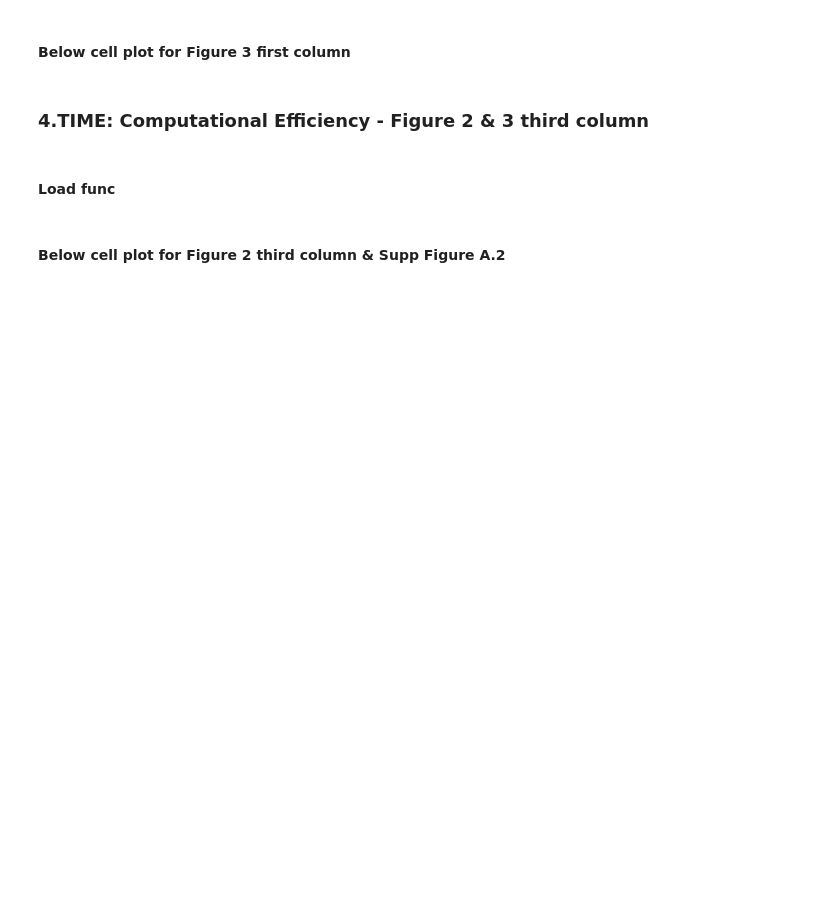
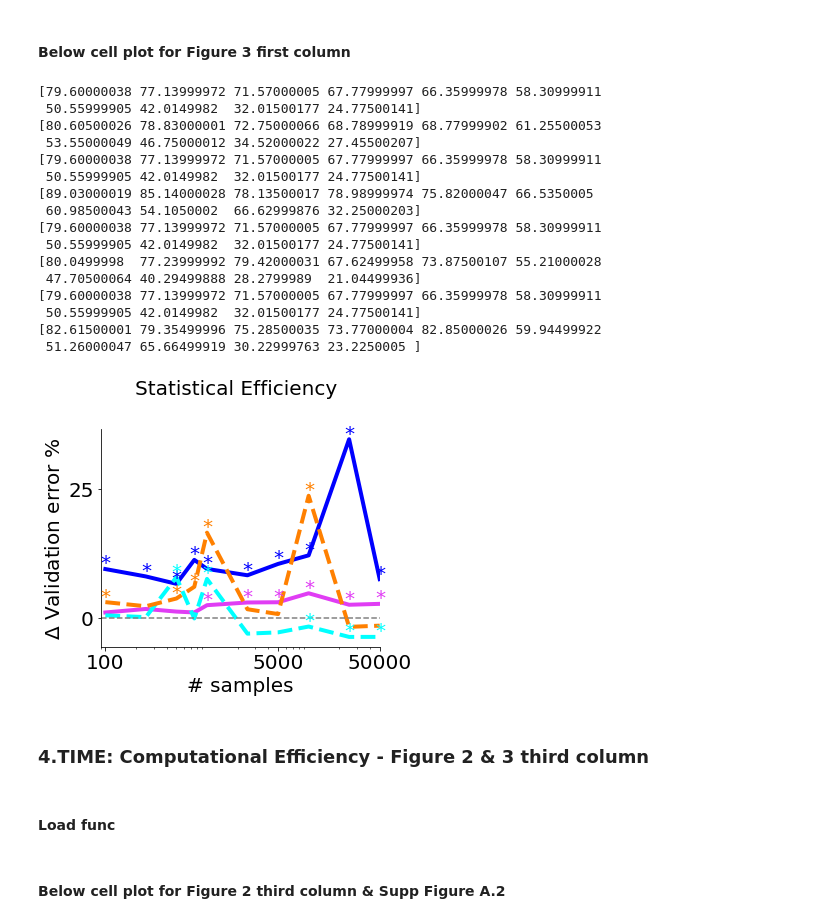
Before and after one commit to AliceQingyangWang/weightPolarityExpr, a Jupyter notebook: CV/tutorial_CV.ipynb, the cells around one changed output. Cells and saved outputs as stored; diff of their text form; code cells hidden in the pictures; blank space fills up the shorter version.

```diff
--- a/CV/tutorial_CV.ipynb
+++ b/CV/tutorial_CV.ipynb
@@ -261,46 +304,100 @@ for resetType in resetType_list:
     conver_smart = get_conver(metrics, doWeightFreeze_list, resetType_list, 'pretrained', numRun)
     conver_dumb = get_conver(metrics, doWeightFreeze_list, resetType_list, 'vanilla', numRun)
     conver_finetune = get_conver(metrics, doWeightFreeze_list, resetType_list, 'finetune', numRun)
-    fig = plt.figure(figsize=(5,4))
 
-    thisAx = plt.gca()
     doExample = False
     x_coord = np.array(sample_size_list)
     xlim=[np.min(x_coord), np.max(x_coord)]
     ylim=0
-    color_list = ['b', [0,1,1], [1,.5,0]]
+    color_list = [distinct_clr_5[ii] for ii in [0,2,3,4]]
+
+    ######### To correct for multiple comparisons
+    plist = []
+    base_line = conver_smart.query(dict_to_query({'typeStr':'\'freeze\'', 'resetType':'\''+resetType+'\''}))['acc'].tolist()[0]
+
+    y_mat = conver_smart.query(dict_to_query({'typeStr':'\'liquid\'', 'resetType':'\''+resetType+'\''}))['acc'].tolist()[0]
+    test_stat = mannwhitneyu((1-base_line)*100, (1-y_mat)*100, axis = 0, alternative = 'two-sided', nan_policy = 'omit') #
+    plist.append(test_stat.pvalue)
+
+    y_mat = conver_dumb.query(dict_to_query({'typeStr':'\'liquid\'', 'resetType':'\''+resetType+'\''}))['acc'].tolist()[0]
+    test_stat = mannwhitneyu((1-base_line)*100, (1-y_mat)*100, axis = 0, alternative = 'two-sided', nan_policy = 'omit') #
+    plist.append(test_stat.pvalue)
+
+    y_mat = conver_finetune.query(dict_to_query({'typeStr':'\'freeze\'', 'resetType':'\''+resetType+'\''}))['acc'].tolist()[0]
+    test_stat = mannwhitneyu((1-base_line)*100, (1-y_mat)*100, axis = 0, alternative = 'two-sided', nan_policy = 'omit') #
+    plist.append(test_stat.pvalue)
+
+    y_mat = conver_finetune.query(dict_to_query({'typeStr':'\'liquid\'', 'resetType':'\''+resetType+'\''}))['acc'].tolist()[0]
+    test_stat = mannwhitneyu((1-base_line)*100, (1-y_mat)*100, axis = 0, alternative = 'two-sided', nan_policy = 'omit') #
+    plist.append(test_stat.pvalue)
+
+    pmat = np.stack(plist)
+    sort_idx = np.argsort(pmat, axis=0)
+    revert_idx = np.argsort(sort_idx, axis=0)
+    pvallist = 0.05/np.arange(4,0,-1)
+    # print(pvallist)
+    sigmat = np.stack([np.cumprod(row[s_idx]<pvallist)[r_idx].astype(bool) for row, s_idx, r_idx in zip(pmat.T, sort_idx.T, revert_idx.T)], axis=1)
+        # print(row[s_idx])
+        # print(siglist)
+        # print(row)
+        # print(siglist[r_idx])
+    ##########
+
+    fig = plt.figure(figsize=(5,4))
+    thisAx = plt.gca()
 
     base_line = conver_smart.query(dict_to_query({'typeStr':'\'freeze\'', 'resetType':'\''+resetType+'\''}))['acc'].tolist()[0]
 
     y_mat = conver_smart.query(dict_to_query({'typeStr':'\'liquid\'', 'resetType':'\''+resetType+'\''}))['acc'].tolist()[0]
-    plot_diff_plus_mannwhitneyu((1-base_line)*100, (1-y_mat)*100, x_coord, ylim, xlim, 'Liquid RAND-Polarity', thisAx, color=color_list[0], linewidth=4)
+    plot_diff_plus_mannwhitneyu((1-base_line)*100, (1-y_mat)*100, x_coord, ylim, xlim, 'Fluid IN-Polarity', thisAx, siglist = sigmat[0,:], color=color_list[1], linewidth=4)
+
+    y_mat = conver_dumb.query(dict_to_query({'typeStr':'\'liquid\'', 'resetType':'\''+resetType+'\''}))['acc'].tolist()[0]
+    plot_diff_plus_mannwhitneyu((1-base_line)*100, (1-y_mat)*100, x_coord, ylim, xlim, 'Fluid RAND-Polarity', thisAx, siglist = sigmat[1,:], color=color_list[0], linewidth=4)
 
     y_mat = conver_finetune.query(dict_to_query({'typeStr':'\'freeze\'', 'resetType':'\''+resetType+'\''}))['acc'].tolist()[0]
-    plot_diff_plus_mannwhitneyu((1-base_line)*100, (1-y_mat)*100, x_coord, ylim, xlim, 'Freeze IN-Weight', thisAx, color=color_list[1], linewidth=4)
+    plot_diff_plus_mannwhitneyu((1-base_line)*100, (1-y_mat)*100, x_coord, ylim, xlim, 'Freeze IN-Weight', thisAx, siglist = sigmat[2,:], color=color_list[2], linewidth=4, lineType = '--')
 
     y_mat = conver_finetune.query(dict_to_query({'typeStr':'\'liquid\'', 'resetType':'\''+resetType+'\''}))['acc'].tolist()[0]
-    plot_diff_plus_mannwhitneyu((1-base_line)*100, (1-y_mat)*100, x_coord, ylim, xlim, 'Liquid IN-Weight', thisAx, color=color_list[2], linewidth=4)
+    plot_diff_plus_mannwhitneyu((1-base_line)*100, (1-y_mat)*100, x_coord, ylim, xlim, 'Fluid IN-Weight', thisAx, siglist = sigmat[3,:], color=color_list[3], linewidth=4, lineType = '--')
 
     plt.plot([90,50000], [0,0], '--', color=[.5,.5,.5])
     # plt.plot([90,6000], [0,0], '--', color=[.5,.5,.5])
 
     simpleaxis(thisAx)
     thisAx.set_xscale('log')
     # thisAx.set_xticks([100,1000,6000], ['%d' % x for x in [100,1000,6000]], fontsize=fontsize)
     # thisAx.set_yticks([0,10], ['%d' % x for x in [0,10]], fontsize=fontsize)
     # thisAx.set_xlim([90,6000])
     thisAx.set_xticks([100,5000,50000], ['%d' % x for x in [100,5000,50000]], fontsize=fontsize)
     thisAx.set_yticks([0,25], ['%d' % x for x in [0,25]], fontsize=fontsize)
     thisAx.set_xlim([90,50000])
     # thisAx.set_ylim([0,40])
     thisAx.set_xlabel('# samples', fontsize=fontsize)
     thisAx.set_ylabel('$\Delta$ Validation error %', fontsize=fontsize)
     handles, labels = thisAx.get_legend_handles_labels()
     fig.text(0.5,1,'Statistical Efficiency', ha='center', fontsize=fontsize)
 
-    by_label = {labels[i]:handles[i] for i in [2,1,0]}
-    lgd = thisAx.legend(by_label.values(), by_label.keys(), loc='upper left', bbox_to_anchor=(1,.99), fancybox=True, framealpha=0, fontsize=fontsize)
+    # by_label = {labels[i]:handles[i] for i in [2,1,0]}
+    # lgd = thisAx.legend(by_label.values(), by_label.keys(), loc='upper left', bbox_to_anchor=(1,.99), fancybox=True, framealpha=0, fontsize=fontsize)
     plt.savefig(os.path.join(os.getcwd(), 'sample_efficiency_test.png'), dpi=400, bbox_inches = 'tight')
+# %% [output]
+[79.60000038 77.13999972 71.57000005 67.77999997 66.35999978 58.30999911
+ 50.55999905 42.0149982  32.01500177 24.77500141]
+[80.60500026 78.83000001 72.75000066 68.78999919 68.77999902 61.25500053
+ 53.55000049 46.75000012 34.52000022 27.45500207]
+[79.60000038 77.13999972 71.57000005 67.77999997 66.35999978 58.30999911
+ 50.55999905 42.0149982  32.01500177 24.77500141]
+[89.03000019 85.14000028 78.13500017 78.98999974 75.82000047 66.5350005
+ 60.98500043 54.1050002  66.62999876 32.25000203]
+[79.60000038 77.13999972 71.57000005 67.77999997 66.35999978 58.30999911
+ 50.55999905 42.0149982  32.01500177 24.77500141]
+[80.0499998  77.23999992 79.42000031 67.62499958 73.87500107 55.21000028
+ 47.70500064 40.29499888 28.2799989  21.04499936]
+[79.60000038 77.13999972 71.57000005 67.77999997 66.35999978 58.30999911
+ 50.55999905 42.0149982  32.01500177 24.77500141]
+[82.61500001 79.35499996 75.28500035 73.77000004 82.85000026 59.94499922
+ 51.26000047 65.66499919 30.22999763 23.2250005 ]
+[figure, added]
 # %% [markdown]
 ### 4.**TIME: Computational Efficiency** - Figure 2 & 3 third column
 # %% [markdown]
```
Also changed, not shown: parts of 13 cells of this notebook, 7 other files.
